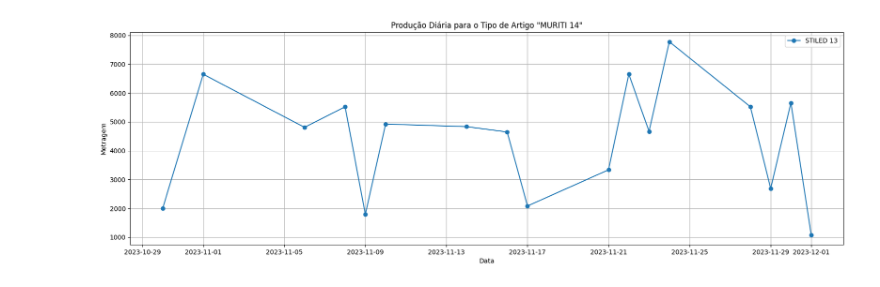
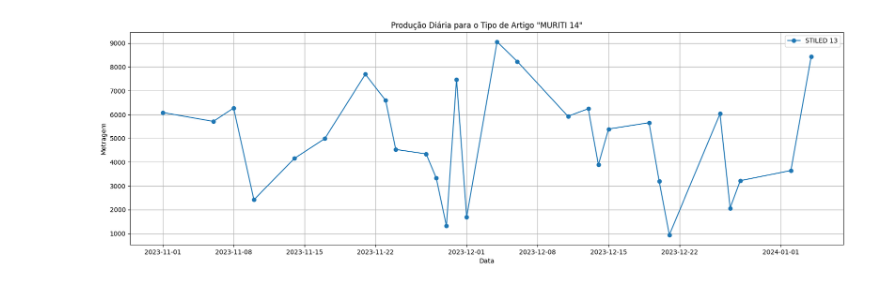
Before and after one commit to luisfernandogbraga/ANALISE_DE_PRODU-O_DULOREN, a Jupyter notebook: PRODUÇÃO.ipynb, the cells around one changed output. Cells and saved outputs as stored; diff of their text form; code cells hidden in the pictures.

```diff
--- a/PRODUÇÃO.ipynb
+++ b/PRODUÇÃO.ipynb
@@ -168,17 +194,17 @@ plt.show()
 # %%
-dados = df[df['ARTIGO'] == 'STILED 13']
+dados = df[df['ARTIGO'] == 'MURITI 14']
 
 # Agrupe os dados por data e some a metragem diária
 producao_diaria = dados.groupby('DATA')['METRAGEM'].sum().reset_index()
 
 # Plote o gráfico
 plt.figure(figsize=(20, 6))
 plt.plot(producao_diaria['DATA'], producao_diaria['METRAGEM'], marker='o', label='STILED 13')
 plt.title('Produção Diária para o Tipo de Artigo "MURITI 14"')
 plt.xlabel('Data')
 plt.ylabel('Metragem')
 plt.legend()
 plt.grid(True)
 plt.show()
 # %% [output]
-[figure, old version]
+[figure, new version]
```
Also changed, not shown: parts of 10 cells of this notebook, 9 other files.
